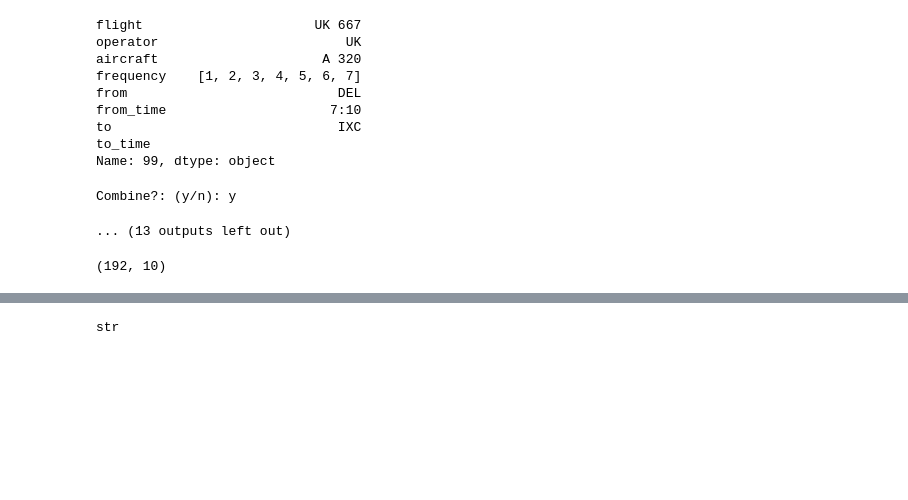
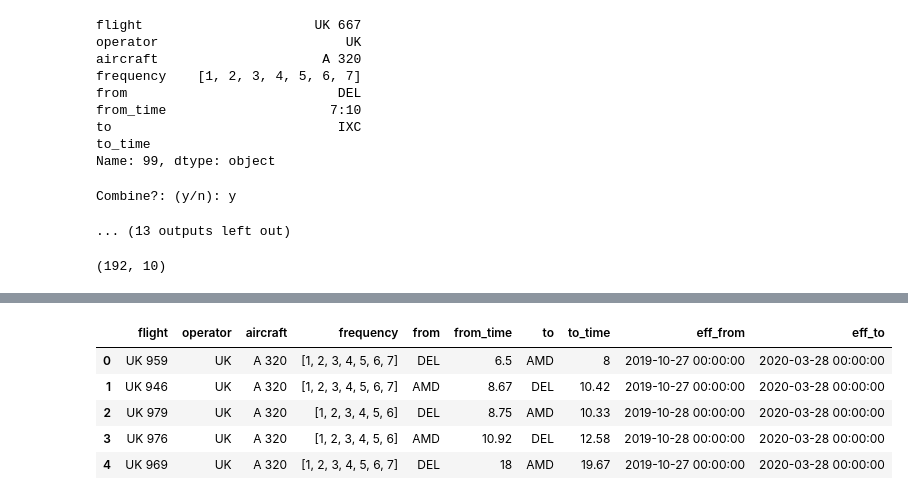
Before and after one commit to sanjeevgadre/Portfolio-Airport-Traffic, a Jupyter notebook: get-vistara-data-Copy1.ipynb, the cells around one changed output, grey strips where cells are left out. Cells and saved outputs as stored; diff of their text form; code cells hidden in the pictures; blank space fills up the shorter version.

```diff
--- a/get-vistara-data-Copy1.ipynb
+++ b/get-vistara-data-Copy1.ipynb
@@ -3,7 +3,7 @@ import numpy as np
 import pandas as pd
 import os
 # %%
-dir_path ='./data/raw/excel'
+dir_path ='./data/raw'
 # %%
 def read_excel_data(file_name):
     dat = pd.read_excel(file_name, na_filter = False, convert_float = False)
@@ -122,7 +122,7 @@ def wrangle_iata_codes(df):
 
     import pickle
 
-    with open('./data/processed/dicts/city_to_codes_dict.txt', 'rb') as handle:
+    with open('./data/processed/city_to_codes_dict.txt', 'rb') as handle:
         city_to_codes = pickle.loads(handle.read())
 
     # To capture city names in the df for which an equivalen IATA code is missing
@@ -489,6 +489,3 @@ dat = dat.drop('index', axis = 1)
 dat.shape
 # %% [output]
 (192, 10)
-# %%
-foo = dat.copy()
-foo.dtypes
@@ -518,5 +492,16 @@ False
-# %%
-type(foo['to_time'][0])
-# %% [output]
-str
+# %%
+cols = ['from_time', 'to_time']
+for i in range(dat.shape[0]):
+    for col in cols:
+        foo = dat[col][i].split(':')
+        dat[col][i] = round((int(foo[0]) + int(foo[1])/60), 2)
+
+dat.head()
+# %% [output]
+|  | flight | operator | aircraft | frequency | from | from_time | to | to_time | eff_from | eff_to |
+| 0 | UK 959 | UK | A 320 | [1, 2, 3, 4, 5, 6, 7] | DEL | 6.5 | AMD | 8 | 2019-10-27 00:00:00 | 2020-03-28 00:00:00 |
+| 1 | UK 946 | UK | A 320 | [1, 2, 3, 4, 5, 6, 7] | AMD | 8.67 | DEL | 10.42 | 2019-10-27 00:00:00 | 2020-03-28 00:00:00 |
+| 2 | UK 979 | UK | A 320 | [1, 2, 3, 4, 5, 6] | DEL | 8.75 | AMD | 10.33 | 2019-10-28 00:00:00 | 2020-03-28 00:00:00 |
+| 3 | UK 976 | UK | A 320 | [1, 2, 3, 4, 5, 6] | AMD | 10.92 | DEL | 12.58 | 2019-10-28 00:00:00 | 2020-03-28 00:00:00 |
+| 4 | UK 969 | UK | A 320 | [1, 2, 3, 4, 5, 6, 7] | DEL | 18 | AMD | 19.67 | 2019-10-27 00:00:00 | 2020-03-28 00:00:00 |
 # %%
```
Also changed, not shown: parts of 4 cells of this notebook, 4 other files.
